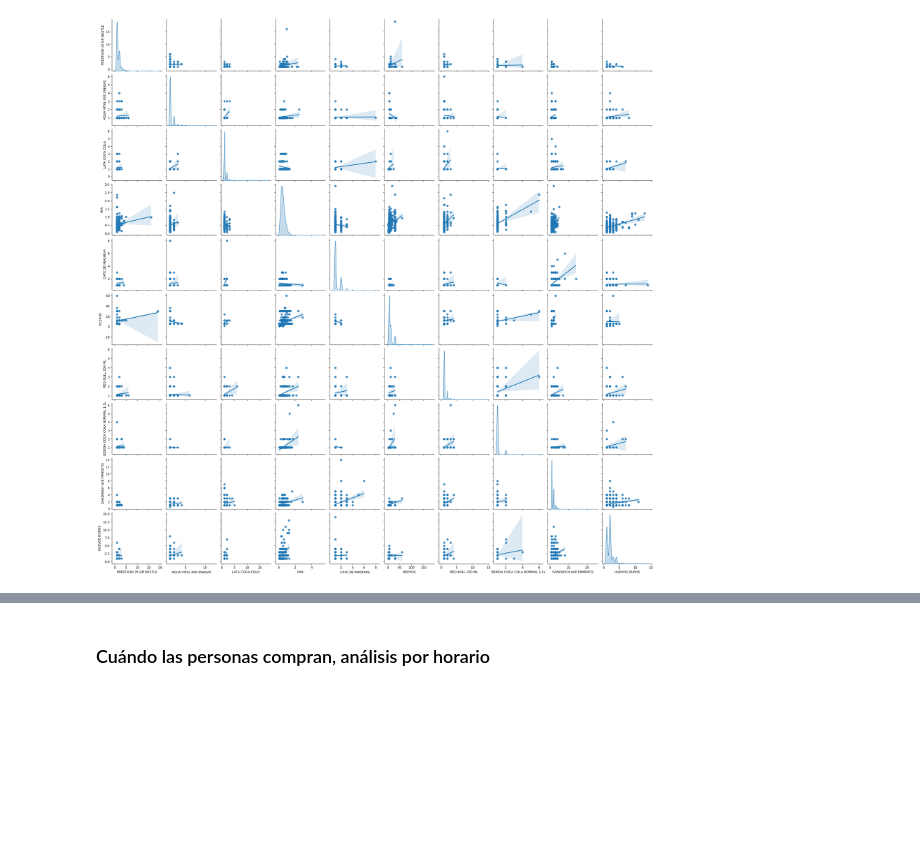
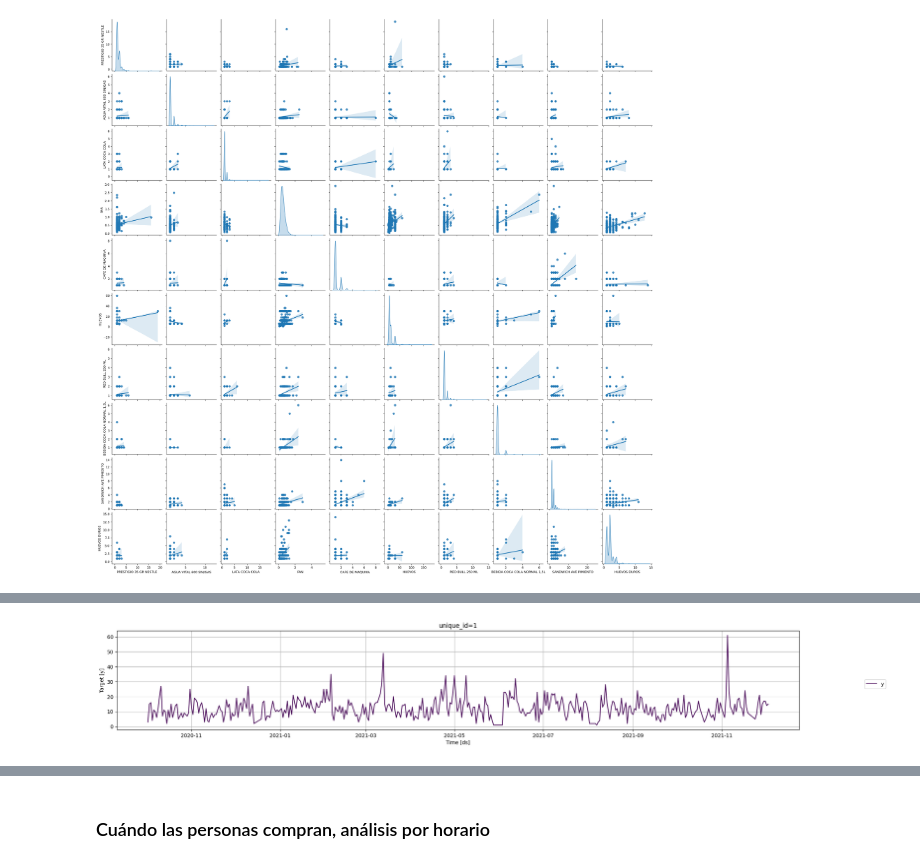
Before and after one commit to darwin1k/MiniMarket, a Jupyter notebook: EdaInitial.ipynb, the cells around one changed output, grey strips where cells are left out. Cells and saved outputs as stored; diff of their text form; code cells hidden in the pictures; blank space fills up the shorter version.

```diff
--- a/EdaInitial.ipynb
+++ b/EdaInitial.ipynb
@@ -712,0 +720,5 @@ sns.pairplot(pivot_df, kind="reg", diag_kind='kde')
+# %%
+# datos de ventas, realizamos una copia
+datos_ventas_dia = ventas_dia.copy()
+datos_ventas_dia = ventas_dia[["timestamp","ventas"]]
+datos_ventas_dia
@@ -712,0 +739,12 @@ sns.pairplot(pivot_df, kind="reg", diag_kind='kde')
+# %%
+#arreglamos formato, agramos un "unique_id"
+datos_ventas_dia["unique_id"]="1"
+
+
+# re ordenados y cambiamos nombres en formato standar
+datos_ventas_dia.columns = ["ds","y","unique_id"]
+datos_ventas_dia = datos_ventas_dia[["unique_id", "ds", "y"]]
+
+#convertir to time stamps column = ds
+datos_ventas_dia['ds'] = pd.to_datetime(datos_ventas_dia['ds'], format='%d%b%Y:%H:%M:%S.%f')
+datos_ventas_dia
@@ -712,0 +793,4 @@ sns.pairplot(pivot_df, kind="reg", diag_kind='kde')
+# %%
+plot_series(datos_ventas_dia)
+# %% [output]
+[figure, added]
```
Also changed, not shown: parts of 45 cells of this notebook, 1 other file.
